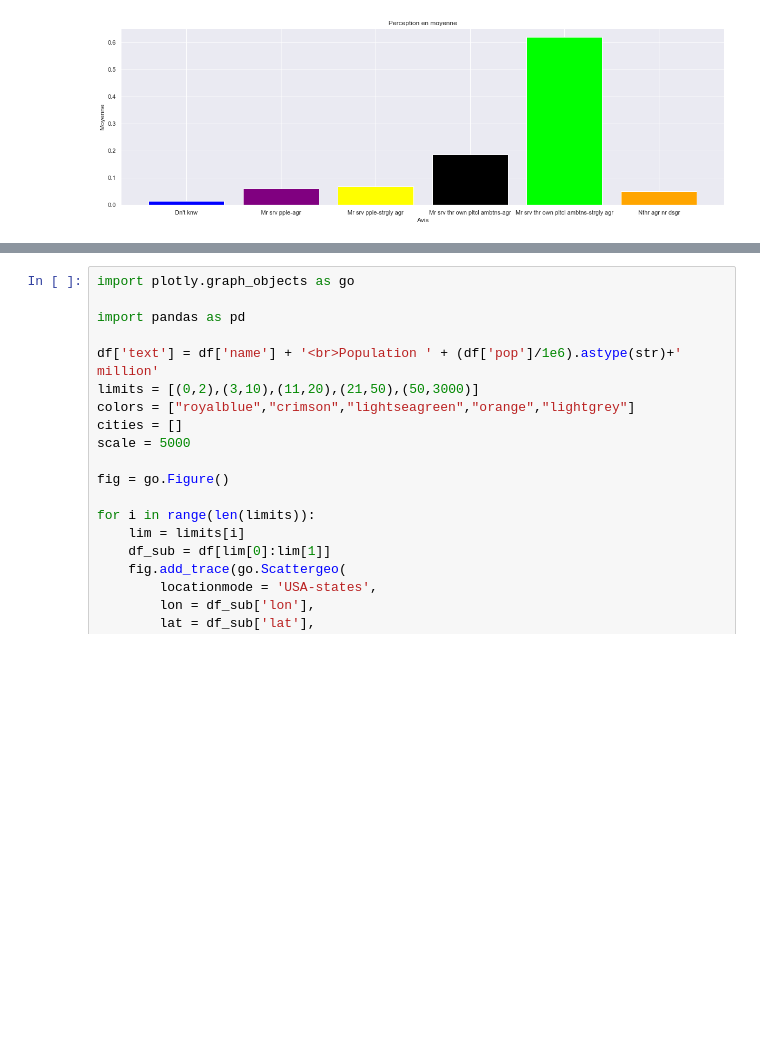
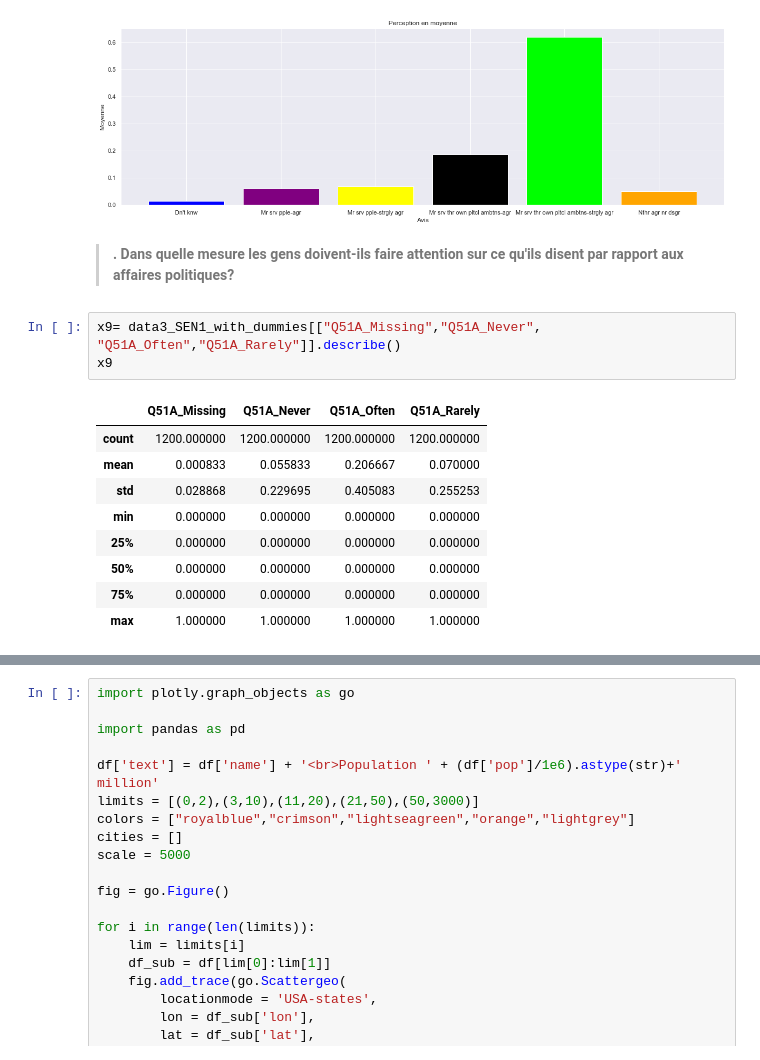
Before and after one commit to ikhalild/Data-analysis-with-python, a Jupyter notebook: manipulation.ipynb, the cells around one changed output, grey strips where cells are left out. Saved outputs shown, nothing was run; the diff lists cells and outputs as text; blank space fills up the shorter version.

```diff
--- a/manipulation.ipynb
+++ b/manipulation.ipynb
@@ -791,3 +791,18 @@ plt.ylabel("Moyenne")
 # %% [output]
 Text(0, 0.5, 'Moyenne')
 [figure]
+# %% [markdown]
+>**. Dans quelle mesure les gens doivent-ils faire attention sur ce qu'ils disent par rapport aux affaires politiques?**
+# %%
+x9= data3_SEN1_with_dummies[["Q51A_Missing","Q51A_Never", "Q51A_Often","Q51A_Rarely"]].describe()
+x9
+# %% [output]
+|  | Q51A_Missing | Q51A_Never | Q51A_Often | Q51A_Rarely |
+| count | 1200.000000 | 1200.000000 | 1200.000000 | 1200.000000 |
+| mean | 0.000833 | 0.055833 | 0.206667 | 0.070000 |
+| std | 0.028868 | 0.229695 | 0.405083 | 0.255253 |
+| min | 0.000000 | 0.000000 | 0.000000 | 0.000000 |
+| 25% | 0.000000 | 0.000000 | 0.000000 | 0.000000 |
+| 50% | 0.000000 | 0.000000 | 0.000000 | 0.000000 |
+| 75% | 0.000000 | 0.000000 | 0.000000 | 0.000000 |
+| max | 1.000000 | 1.000000 | 1.000000 | 1.000000 |
```
Also changed, not shown: parts of 1 cell of this notebook.
